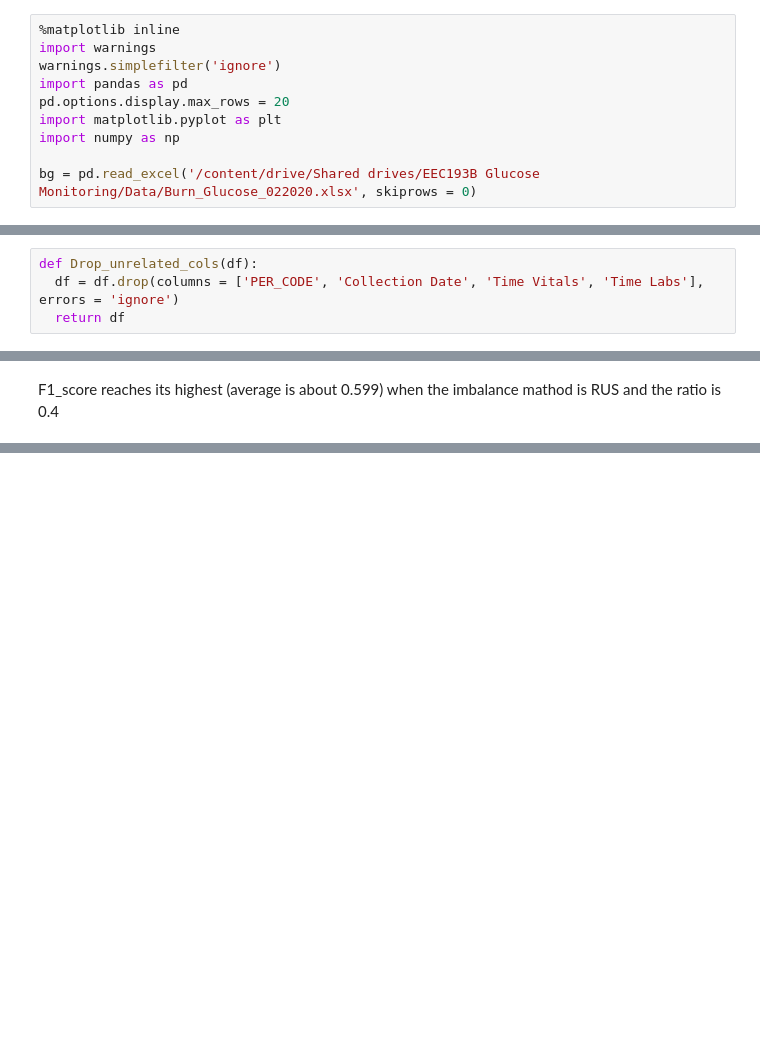
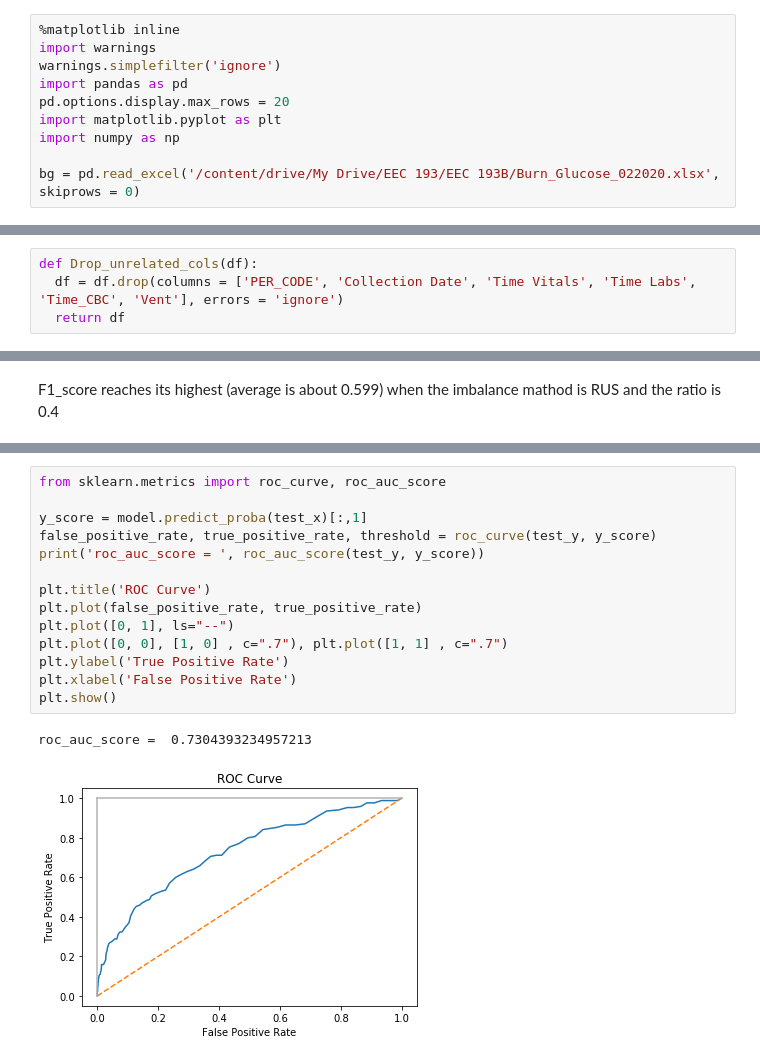
Before and after one commit to oliverZZ/193B_Glucose_Monitor, a Jupyter notebook: Infection_Detection_2.ipynb, the cells around one changed output, grey strips where cells are left out. Saved outputs shown, nothing was run; the diff lists cells and outputs as text; blank space fills up the shorter version.

Commit message:
Completed model

```diff
--- a/Infection_Detection_2.ipynb
+++ b/Infection_Detection_2.ipynb
@@ -9,7 +9,7 @@ pd.options.display.max_rows = 20
 import matplotlib.pyplot as plt
 import numpy as np
 
-bg = pd.read_excel('/content/drive/Shared drives/EEC193B Glucose Monitoring/Data/Burn_Glucose_022020.xlsx', skiprows = 0)
+bg = pd.read_excel('/content/drive/My Drive/EEC 193/EEC 193B/Burn_Glucose_022020.xlsx', skiprows = 0)
 # %%
 bg
 # %% [output]
@@ -46,6 +46,6 @@ def Drop_nan_row(df):
   return modified_df
 # %%
 def Drop_unrelated_cols(df):
-  df = df.drop(columns = ['PER_CODE', 'Collection Date', 'Time Vitals', 'Time Labs'], errors = 'ignore')
+  df = df.drop(columns = ['PER_CODE', 'Collection Date', 'Time Vitals', 'Time Labs', 'Time_CBC', 'Vent'], errors = 'ignore')
   return df
 # %%
@@ -243,0 +413,17 @@ KeyboardInterrupt: ignored
+# %%
+from sklearn.metrics import roc_curve, roc_auc_score
+
+y_score = model.predict_proba(test_x)[:,1]
+false_positive_rate, true_positive_rate, threshold = roc_curve(test_y, y_score)
+print('roc_auc_score = ', roc_auc_score(test_y, y_score))
+
+plt.title('ROC Curve')
+plt.plot(false_positive_rate, true_positive_rate)
+plt.plot([0, 1], ls="--")
+plt.plot([0, 0], [1, 0] , c=".7"), plt.plot([1, 1] , c=".7")
+plt.ylabel('True Positive Rate')
+plt.xlabel('False Positive Rate')
+plt.show()
+# %% [output]
+roc_auc_score =  0.7304393234957213
+[figure, added]
```
Also changed, not shown: parts of 18 cells of this notebook.
